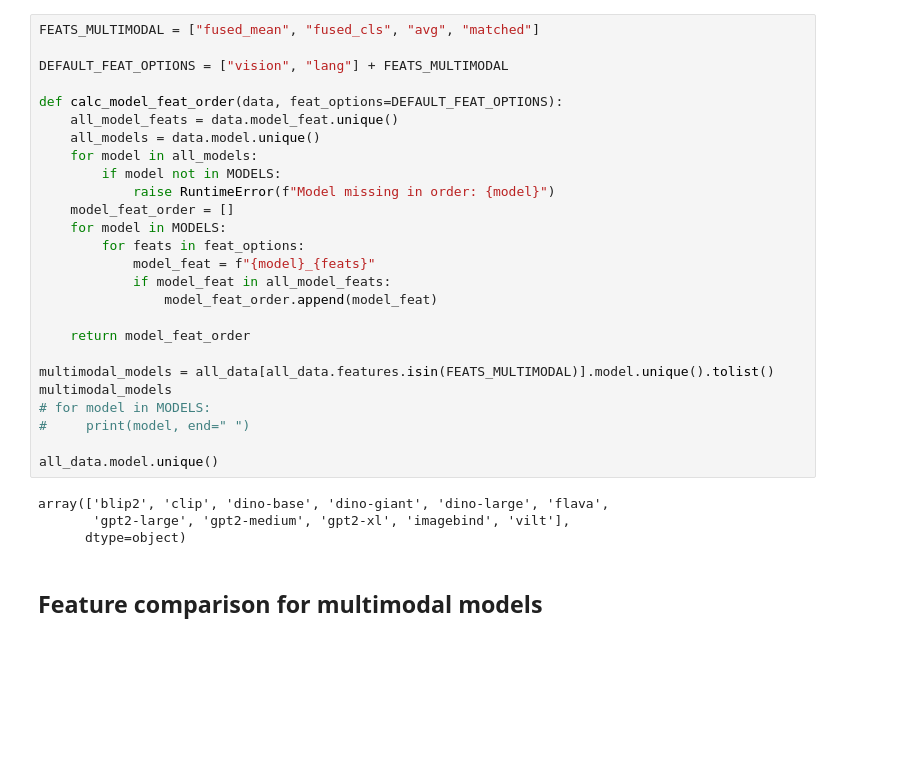
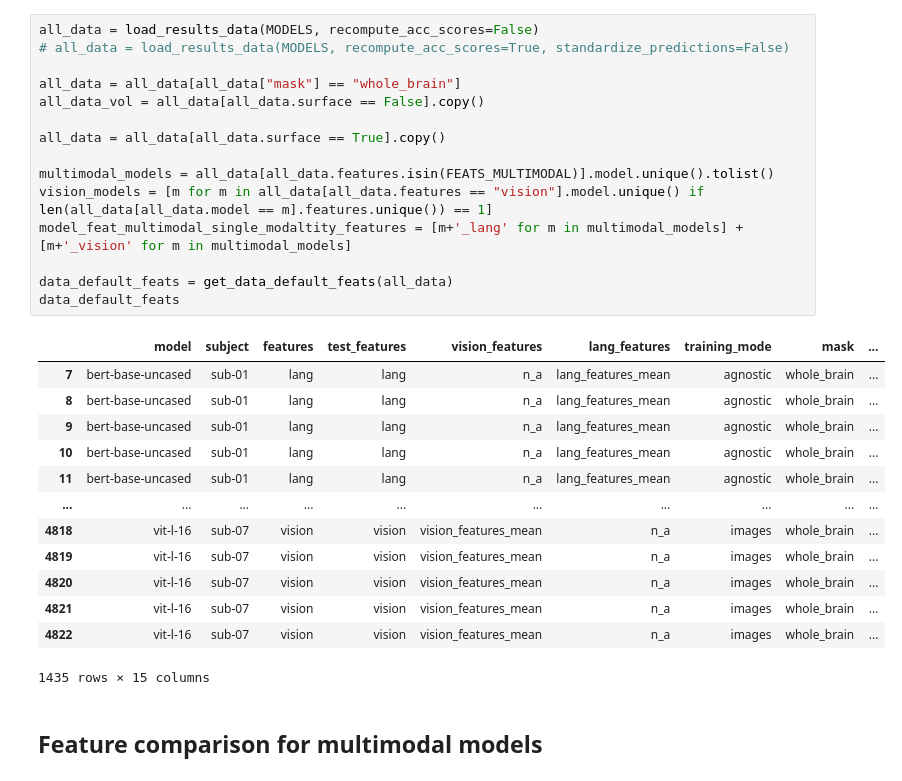
Before and after one commit to mitjanikolaus/multimodal_decoding, a Jupyter notebook: notebooks/modality_agnostic_decoding.ipynb, the cells around one changed output. Saved outputs shown, nothing was run; the diff lists cells and outputs as text; blank space fills up the shorter version.

```diff
--- a/notebooks/modality_agnostic_decoding.ipynb
+++ b/notebooks/modality_agnostic_decoding.ipynb
@@ -52,33 +30,32 @@ all_data
-# %%
-FEATS_MULTIMODAL = ["fused_mean", "fused_cls", "avg", "matched"]
-
-DEFAULT_FEAT_OPTIONS = ["vision", "lang"] + FEATS_MULTIMODAL
-
-def calc_model_feat_order(data, feat_options=DEFAULT_FEAT_OPTIONS):
-    all_model_feats = data.model_feat.unique()
-    all_models = data.model.unique()
-    for model in all_models:
-        if model not in MODELS:
-            raise RuntimeError(f"Model missing in order: {model}")
-    model_feat_order = []
-    for model in MODELS:
-        for feats in feat_options:
-            model_feat = f"{model}_{feats}"
-            if model_feat in all_model_feats:
-                model_feat_order.append(model_feat)
-
-    return model_feat_order
-
-multimodal_models = all_data[all_data.features.isin(FEATS_MULTIMODAL)].model.unique().tolist()
-multimodal_models
-# for model in MODELS:
-#     print(model, end=" ")
-
-all_data.model.unique()
-# %% [output]
-array(['blip2', 'clip', 'dino-base', 'dino-giant', 'dino-large', 'flava',
-       'gpt2-large', 'gpt2-medium', 'gpt2-xl', 'imagebind', 'vilt'],
-      dtype=object)
+# %%
+all_data = load_results_data(MODELS, recompute_acc_scores=False)
+# all_data = load_results_data(MODELS, recompute_acc_scores=True, standardize_predictions=False)
+
+all_data = all_data[all_data["mask"] == "whole_brain"]
+all_data_vol = all_data[all_data.surface == False].copy()
+
+all_data = all_data[all_data.surface == True].copy()
+
+multimodal_models = all_data[all_data.features.isin(FEATS_MULTIMODAL)].model.unique().tolist()
+vision_models = [m for m in all_data[all_data.features == "vision"].model.unique() if len(all_data[all_data.model == m].features.unique()) == 1]
+model_feat_multimodal_single_modaltity_features = [m+'_lang' for m in multimodal_models] + [m+'_vision' for m in multimodal_models]
+
+data_default_feats = get_data_default_feats(all_data)
+data_default_feats
+# %% [output]
+|  | model | subject | features | test_features | vision_features | lang_features | training_mode | mask | ... |
+| 7 | bert-base-uncased | sub-01 | lang | lang | n_a | lang_features_mean | agnostic | whole_brain | ... |
+| 8 | bert-base-uncased | sub-01 | lang | lang | n_a | lang_features_mean | agnostic | whole_brain | ... |
+| 9 | bert-base-uncased | sub-01 | lang | lang | n_a | lang_features_mean | agnostic | whole_brain | ... |
+| 10 | bert-base-uncased | sub-01 | lang | lang | n_a | lang_features_mean | agnostic | whole_brain | ... |
+| 11 | bert-base-uncased | sub-01 | lang | lang | n_a | lang_features_mean | agnostic | whole_brain | ... |
+| ... | ... | ... | ... | ... | ... | ... | ... | ... | ... |
+| 4818 | vit-l-16 | sub-07 | vision | vision | vision_features_mean | n_a | images | whole_brain | ... |
+| 4819 | vit-l-16 | sub-07 | vision | vision | vision_features_mean | n_a | images | whole_brain | ... |
+| 4820 | vit-l-16 | sub-07 | vision | vision | vision_features_mean | n_a | images | whole_brain | ... |
+| 4821 | vit-l-16 | sub-07 | vision | vision | vision_features_mean | n_a | images | whole_brain | ... |
+| 4822 | vit-l-16 | sub-07 | vision | vision | vision_features_mean | n_a | images | whole_brain | ... |
+1435 rows × 15 columns
 # %% [markdown]
 ## Feature comparison for multimodal models
 # %%
```
Also changed, not shown: parts of 20 cells of this notebook, 2 other files.
